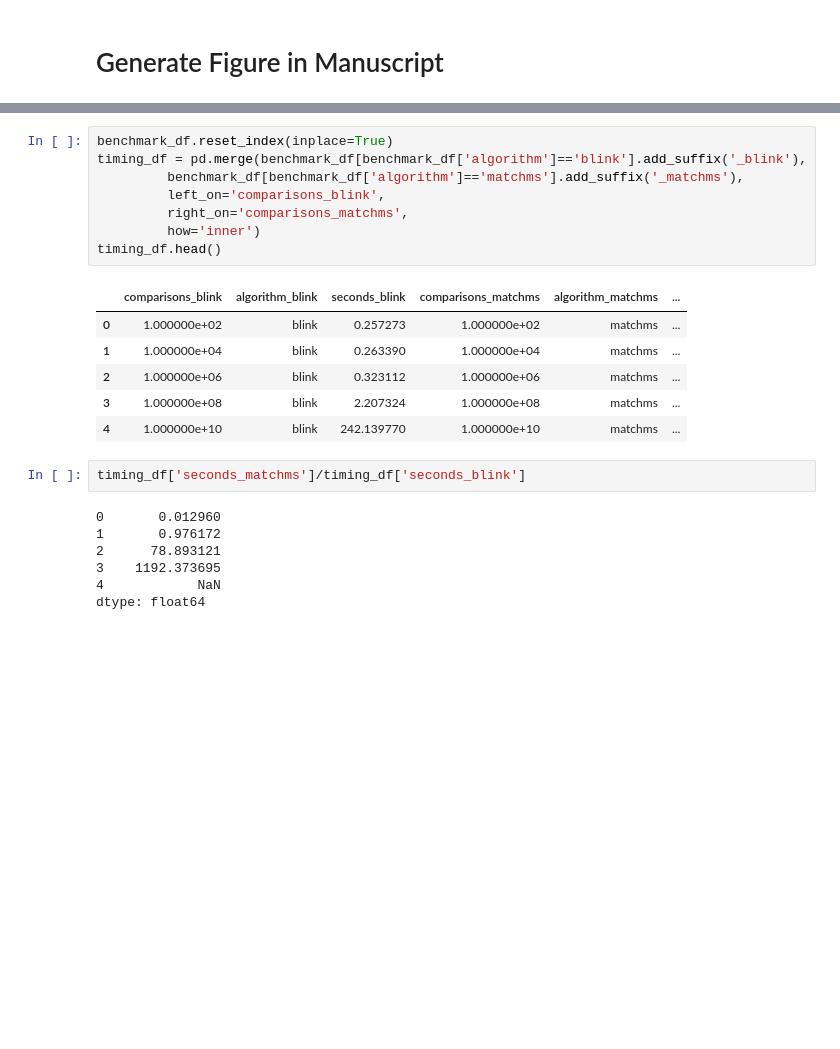
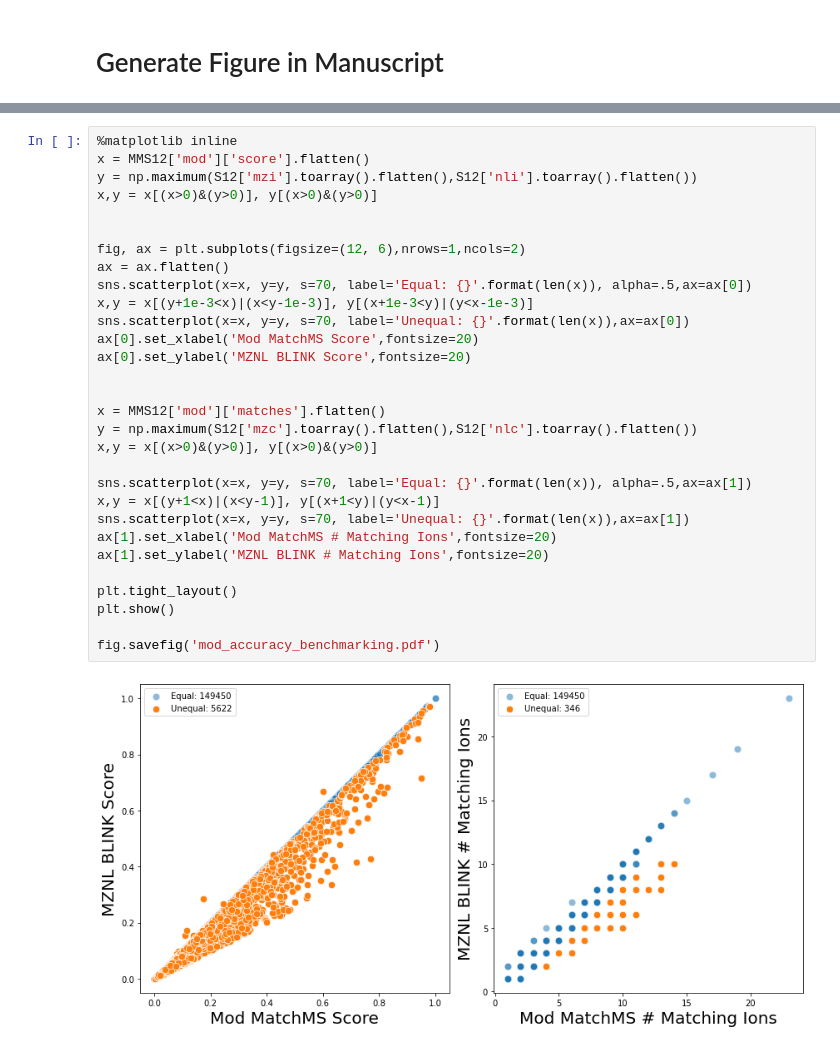
Before and after one commit to biorack/blink, a Jupyter notebook: example/blink-example.ipynb, the cells around one changed output, grey strips where cells are left out. Cells and saved outputs as stored; diff of their text form; blank space fills up the shorter version.

```diff
--- a/example/blink-example.ipynb
+++ b/example/blink-example.ipynb
@@ -125,24 +97,32 @@ fig.savefig('accuracy_benchmarking.pdf')
-# %%
-benchmark_df.reset_index(inplace=True)
-timing_df = pd.merge(benchmark_df[benchmark_df['algorithm']=='blink'].add_suffix('_blink'),
-         benchmark_df[benchmark_df['algorithm']=='matchms'].add_suffix('_matchms'),
-         left_on='comparisons_blink',
-         right_on='comparisons_matchms',
-         how='inner')
-timing_df.head()
-# %% [output]
-|  | comparisons_blink | algorithm_blink | seconds_blink | comparisons_matchms | algorithm_matchms | ... |
-| 0 | 1.000000e+02 | blink | 0.257273 | 1.000000e+02 | matchms | ... |
-| 1 | 1.000000e+04 | blink | 0.263390 | 1.000000e+04 | matchms | ... |
-| 2 | 1.000000e+06 | blink | 0.323112 | 1.000000e+06 | matchms | ... |
-| 3 | 1.000000e+08 | blink | 2.207324 | 1.000000e+08 | matchms | ... |
-| 4 | 1.000000e+10 | blink | 242.139770 | 1.000000e+10 | matchms | ... |
-# %%
-timing_df['seconds_matchms']/timing_df['seconds_blink']
-# %% [output]
-0       0.012960
-1       0.976172
-2      78.893121
-3    1192.373695
-4            NaN
-dtype: float64
+# %%
+%matplotlib inline
+x = MMS12['mod']['score'].flatten()
+y = np.maximum(S12['mzi'].toarray().flatten(),S12['nli'].toarray().flatten())
+x,y = x[(x>0)&(y>0)], y[(x>0)&(y>0)]
+
+
+fig, ax = plt.subplots(figsize=(12, 6),nrows=1,ncols=2)
+ax = ax.flatten()
+sns.scatterplot(x=x, y=y, s=70, label='Equal: {}'.format(len(x)), alpha=.5,ax=ax[0])
+x,y = x[(y+1e-3<x)|(x<y-1e-3)], y[(x+1e-3<y)|(y<x-1e-3)]
+sns.scatterplot(x=x, y=y, s=70, label='Unequal: {}'.format(len(x)),ax=ax[0])
+ax[0].set_xlabel('Mod MatchMS Score',fontsize=20)
+ax[0].set_ylabel('MZNL BLINK Score',fontsize=20)
+
+
+x = MMS12['mod']['matches'].flatten()
+y = np.maximum(S12['mzc'].toarray().flatten(),S12['nlc'].toarray().flatten())
+x,y = x[(x>0)&(y>0)], y[(x>0)&(y>0)]
+
+sns.scatterplot(x=x, y=y, s=70, label='Equal: {}'.format(len(x)), alpha=.5,ax=ax[1])
+x,y = x[(y+1<x)|(x<y-1)], y[(x+1<y)|(y<x-1)]
+sns.scatterplot(x=x, y=y, s=70, label='Unequal: {}'.format(len(x)),ax=ax[1])
+ax[1].set_xlabel('Mod MatchMS # Matching Ions',fontsize=20)
+ax[1].set_ylabel('MZNL BLINK # Matching Ions',fontsize=20)
+
+plt.tight_layout()
+plt.show()
+
+fig.savefig('mod_accuracy_benchmarking.pdf')
+# %% [output]
+[figure, added]
```
Also changed, not shown: parts of 7 cells of this notebook.
